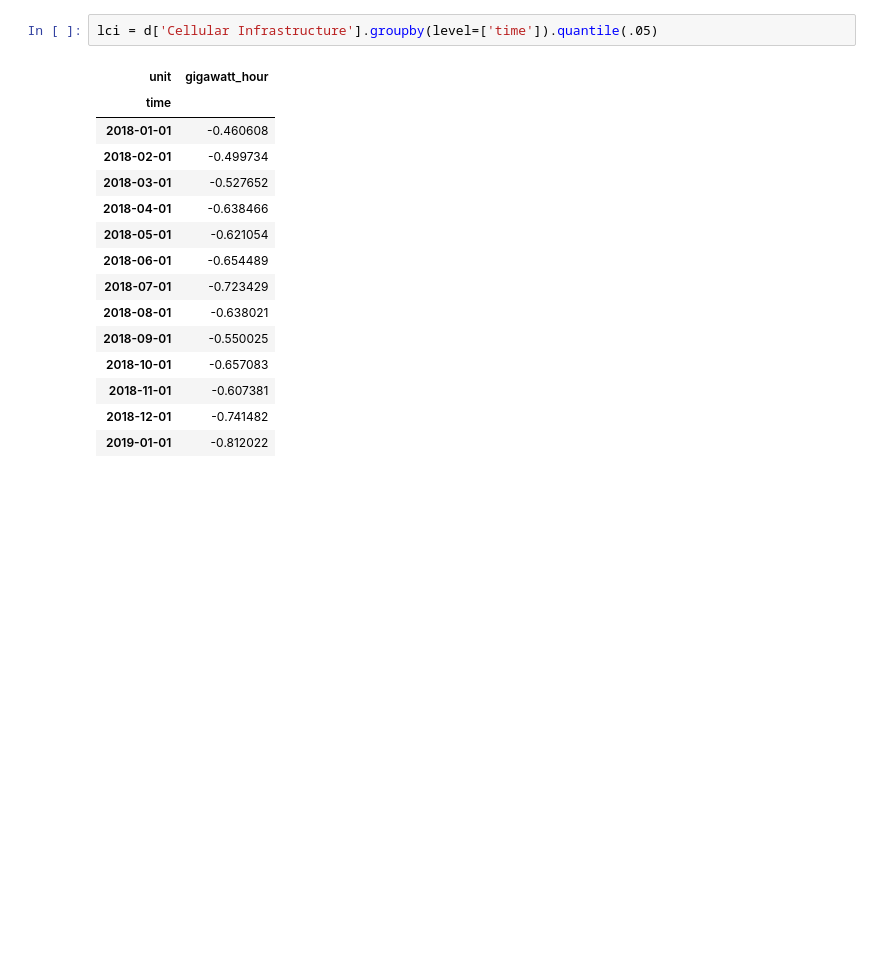
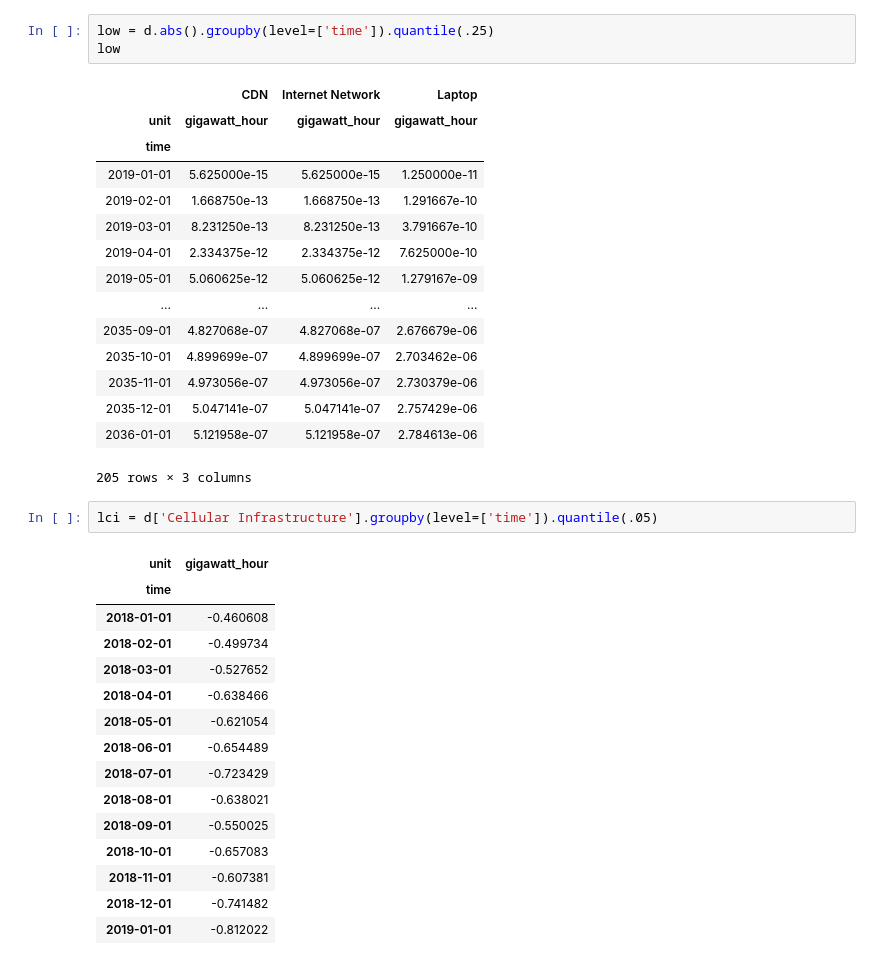
Before and after one commit to sust-cs-uob/eam-core, a Jupyter notebook: docs/ipynb/load_data.ipynb, the cells around one changed output. Saved outputs shown, nothing was run; the diff lists cells and outputs as text; blank space fills up the shorter version.

```diff
--- a/docs/ipynb/load_data.ipynb
+++ b/docs/ipynb/load_data.ipynb
@@ -32,3 +34,22 @@ d['Cellular Infrastructure']
+# %%
+low = d.abs().groupby(level=['time']).quantile(.25)
+low
+# %% [output]
+|  | CDN | Internet Network | Laptop |
+| unit | gigawatt_hour | gigawatt_hour | gigawatt_hour |
+| time |  |  |  |
+| 2019-01-01 | 5.625000e-15 | 5.625000e-15 | 1.250000e-11 |
+| 2019-02-01 | 1.668750e-13 | 1.668750e-13 | 1.291667e-10 |
+| 2019-03-01 | 8.231250e-13 | 8.231250e-13 | 3.791667e-10 |
+| 2019-04-01 | 2.334375e-12 | 2.334375e-12 | 7.625000e-10 |
+| 2019-05-01 | 5.060625e-12 | 5.060625e-12 | 1.279167e-09 |
+| ... | ... | ... | ... |
+| 2035-09-01 | 4.827068e-07 | 4.827068e-07 | 2.676679e-06 |
+| 2035-10-01 | 4.899699e-07 | 4.899699e-07 | 2.703462e-06 |
+| 2035-11-01 | 4.973056e-07 | 4.973056e-07 | 2.730379e-06 |
+| 2035-12-01 | 5.047141e-07 | 5.047141e-07 | 2.757429e-06 |
+| 2036-01-01 | 5.121958e-07 | 5.121958e-07 | 2.784613e-06 |
+205 rows × 3 columns
 # %%
 lci = d['Cellular Infrastructure'].groupby(level=['time']).quantile(.05)
 # %% [output]
```
Also changed, not shown: parts of 5 cells of this notebook, 9 other files.
